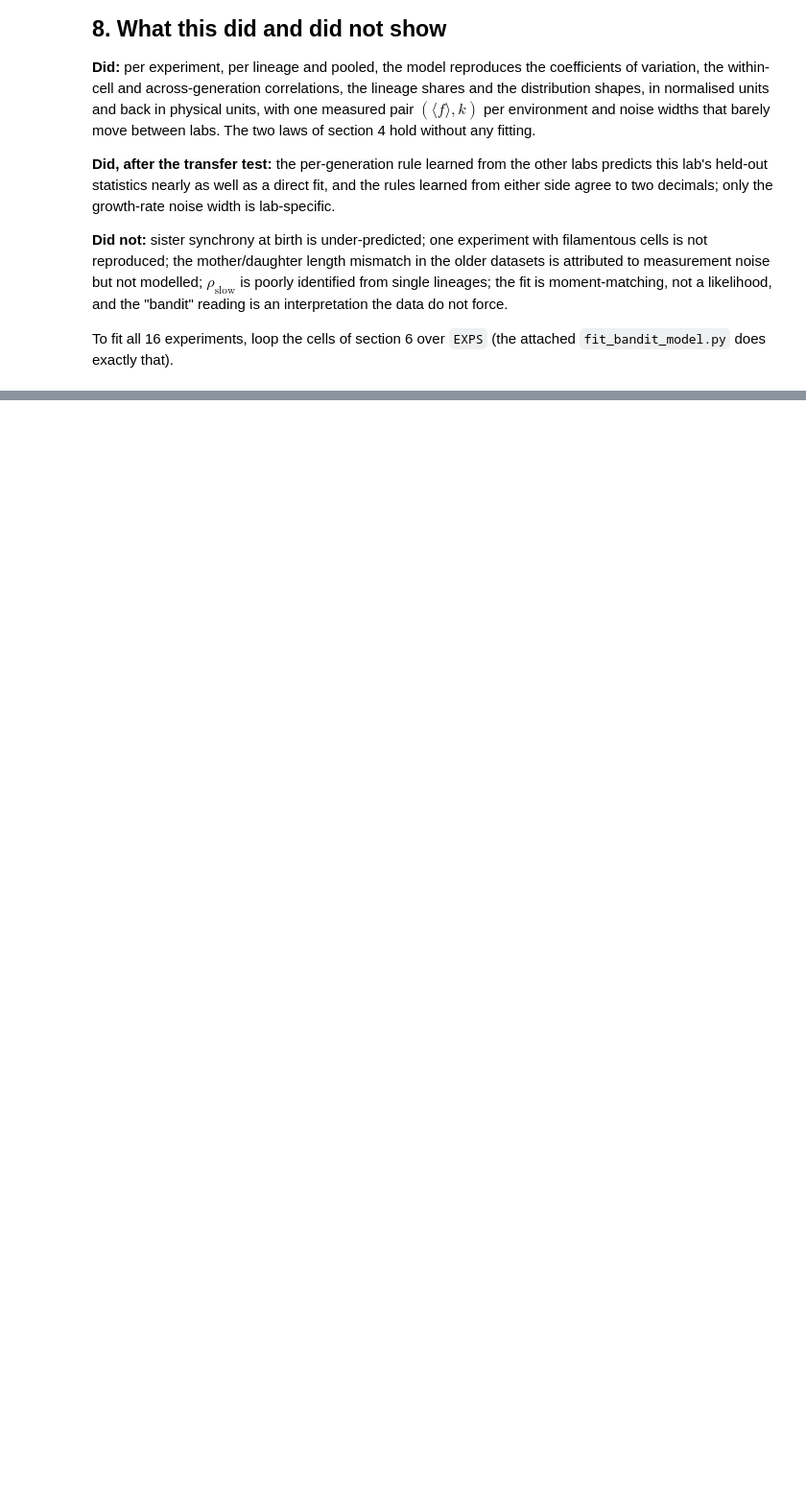
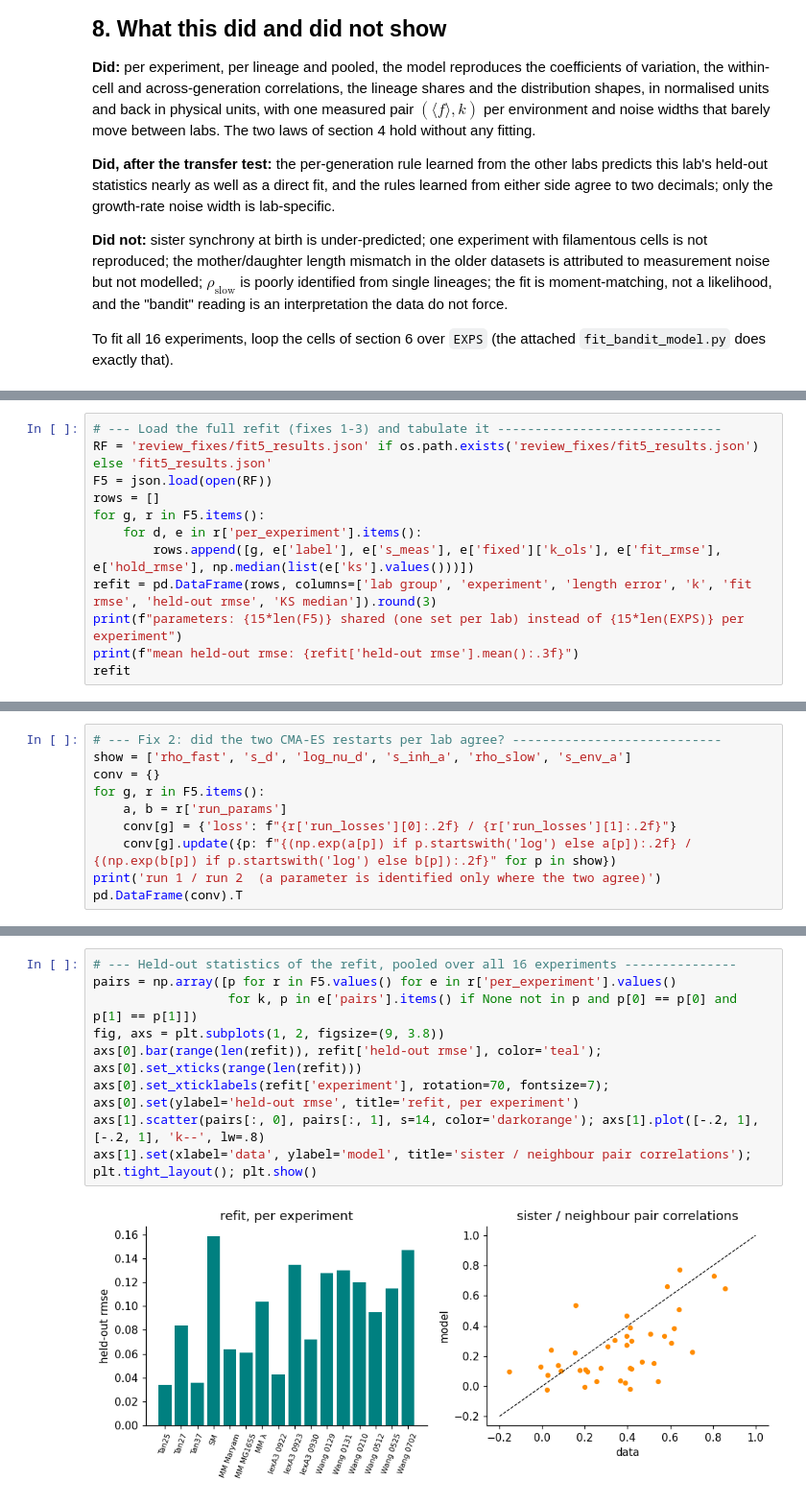
Before and after one commit to astawsky/Multiple-Timescales-in-Bacterial-Growth-Homeostasis, a Jupyter notebook: BayesianBanditModel/growth_homeostasis_bandit.ipynb, the cells around one changed output, grey strips where cells are left out. Shown at 96% size. Drawn from its saved outputs; the diff is of its cells as text; blank space fills up the shorter version.

Commit message:
Full refit of all 16 experiments with measured noise, CMA-ES and within-lab pooling; v4 write-up and notebook section 9

```diff
--- a/BayesianBanditModel/growth_homeostasis_bandit.ipynb
+++ b/BayesianBanditModel/growth_homeostasis_bandit.ipynb
@@ -557,0 +600,12 @@ To fit all 16 experiments, loop the cells of section 6 over `EXPS` (the attached
+# %%
+# --- Load the full refit (fixes 1-3) and tabulate it ------------------------------
+RF = 'review_fixes/fit5_results.json' if os.path.exists('review_fixes/fit5_results.json') else 'fit5_results.json'
+F5 = json.load(open(RF))
+rows = []
+for g, r in F5.items():
+    for d, e in r['per_experiment'].items():
+        rows.append([g, e['label'], e['s_meas'], e['fixed']['k_ols'], e['fit_rmse'], e['hold_rmse'], np.median(list(e['ks'].values()))])
+refit = pd.DataFrame(rows, columns=['lab group', 'experiment', 'length error', 'k', 'fit rmse', 'held-out rmse', 'KS median']).round(3)
+print(f"parameters: {15*len(F5)} shared (one set per lab) instead of {15*len(EXPS)} per experiment")
+print(f"mean held-out rmse: {refit['held-out rmse'].mean():.3f}")
+refit
@@ -557,0 +632,10 @@ To fit all 16 experiments, loop the cells of section 6 over `EXPS` (the attached
+# %%
+# --- Fix 2: did the two CMA-ES restarts per lab agree? ----------------------------
+show = ['rho_fast', 's_d', 'log_nu_d', 's_inh_a', 'rho_slow', 's_env_a']
+conv = {}
+for g, r in F5.items():
+    a, b = r['run_params']
+    conv[g] = {'loss': f"{r['run_losses'][0]:.2f} / {r['run_losses'][1]:.2f}"}
+    conv[g].update({p: f"{(np.exp(a[p]) if p.startswith('log') else a[p]):.2f} / {(np.exp(b[p]) if p.startswith('log') else b[p]):.2f}" for p in show})
+print('run 1 / run 2  (a parameter is identified only where the two agree)')
+pd.DataFrame(conv).T
@@ -557,0 +649,11 @@ To fit all 16 experiments, loop the cells of section 6 over `EXPS` (the attached
+# %%
+# --- Held-out statistics of the refit, pooled over all 16 experiments ---------------
+pairs = np.array([p for r in F5.values() for e in r['per_experiment'].values()
+                  for k, p in e['pairs'].items() if None not in p and p[0] == p[0] and p[1] == p[1]])
+fig, axs = plt.subplots(1, 2, figsize=(9, 3.8))
+axs[0].bar(range(len(refit)), refit['held-out rmse'], color='teal'); axs[0].set_xticks(range(len(refit)))
+axs[0].set_xticklabels(refit['experiment'], rotation=70, fontsize=7); axs[0].set(ylabel='held-out rmse', title='refit, per experiment')
+axs[1].scatter(pairs[:, 0], pairs[:, 1], s=14, color='darkorange'); axs[1].plot([-.2, 1], [-.2, 1], 'k--', lw=.8)
+axs[1].set(xlabel='data', ylabel='model', title='sister / neighbour pair correlations'); plt.tight_layout(); plt.show()
+# %% [output]
+[figure, added]
```
Also changed, not shown: parts of 7 cells of this notebook, 6 other files.
